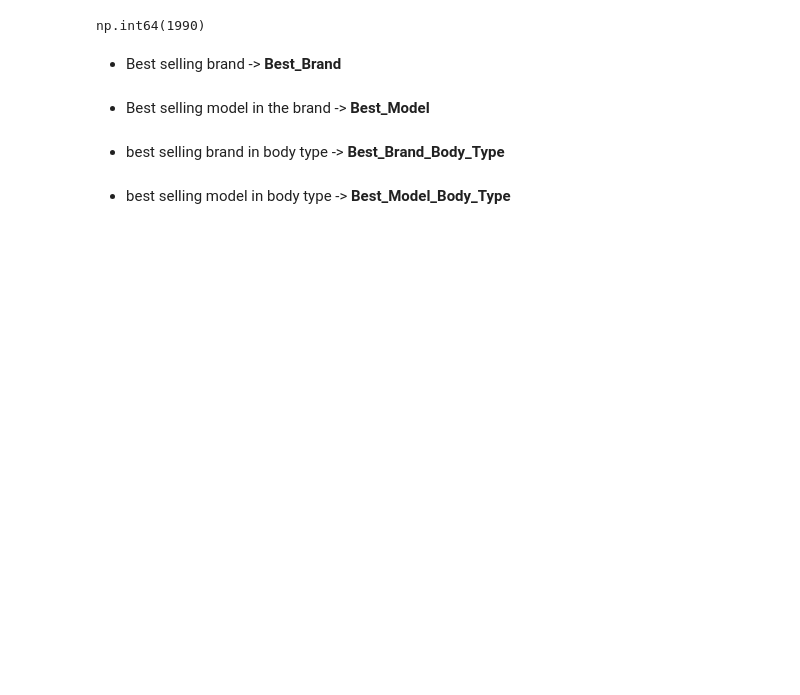
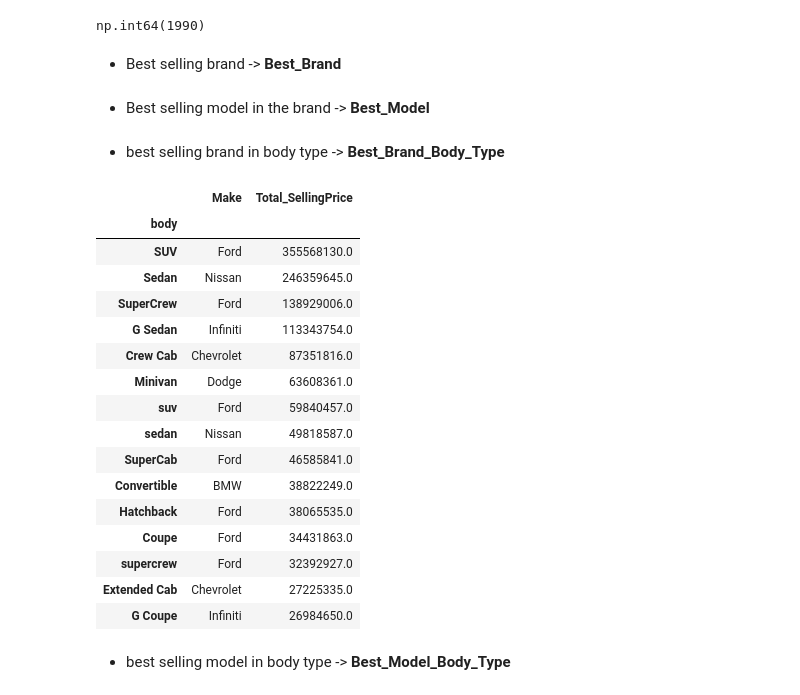
Before and after one commit to StephanoTonelli/VehicleSalesDashboard, a Jupyter notebook: notebook/data_kaggle_visuals.ipynb, the cells around one changed output. Cells and saved outputs as stored; diff of their text form; code cells hidden in the pictures; blank space fills up the shorter version.

```diff
--- a/notebook/data_kaggle_visuals.ipynb
+++ b/notebook/data_kaggle_visuals.ipynb
@@ -55,22 +55,40 @@ print(f"Highest selling brand/model: {top_brand_volume} with total sold vehicles
 # %%
 # group by body and make and get the sum of sellingprice
 df_body_make_value = df.groupby(["body","make"])[['sellingprice']].agg(['sum'])
 
 # get the id of the max selling price for each body type
 # apply(lambda x: x[1]) gets a element of a list or tuple in case of x[0] is the first element of the tuple
 max_sales_per_body1 = df_body_make_value['sellingprice']['sum'].groupby("body").idxmax().apply(lambda x: x[1])
 
 # get the max selling price for each body type
 max_sales_per_body2 = df_body_make_value['sellingprice']['sum'].groupby("body").max()
 
 max_sales_per_body = pd.merge(max_sales_per_body1, max_sales_per_body2, left_index=True, right_index=True)
 
 #change name of columns
 max_sales_per_body.rename(columns={'sum_x': 'Make','sum_y': 'Total_SellingPrice'}, inplace=True)
 
-max_sales_per_body
+max_sales_per_body.nlargest(15, 'Total_SellingPrice')
 
 # plot Columns chart
+# %% [output]
+|  | Make | Total_SellingPrice |
+| body |  |  |
+| SUV | Ford | 355568130.0 |
+| Sedan | Nissan | 246359645.0 |
+| SuperCrew | Ford | 138929006.0 |
+| G Sedan | Infiniti | 113343754.0 |
+| Crew Cab | Chevrolet | 87351816.0 |
+| Minivan | Dodge | 63608361.0 |
+| suv | Ford | 59840457.0 |
+| sedan | Nissan | 49818587.0 |
+| SuperCab | Ford | 46585841.0 |
+| Convertible | BMW | 38822249.0 |
+| Hatchback | Ford | 38065535.0 |
+| Coupe | Ford | 34431863.0 |
+| supercrew | Ford | 32392927.0 |
+| Extended Cab | Chevrolet | 27225335.0 |
+| G Coupe | Infiniti | 26984650.0 |
 # %% [markdown]
 - best selling model in body type  -> **Best_Model_Body_Type**
 # %%
```
Also changed, not shown: parts of 3 cells of this notebook, 2 other files.
